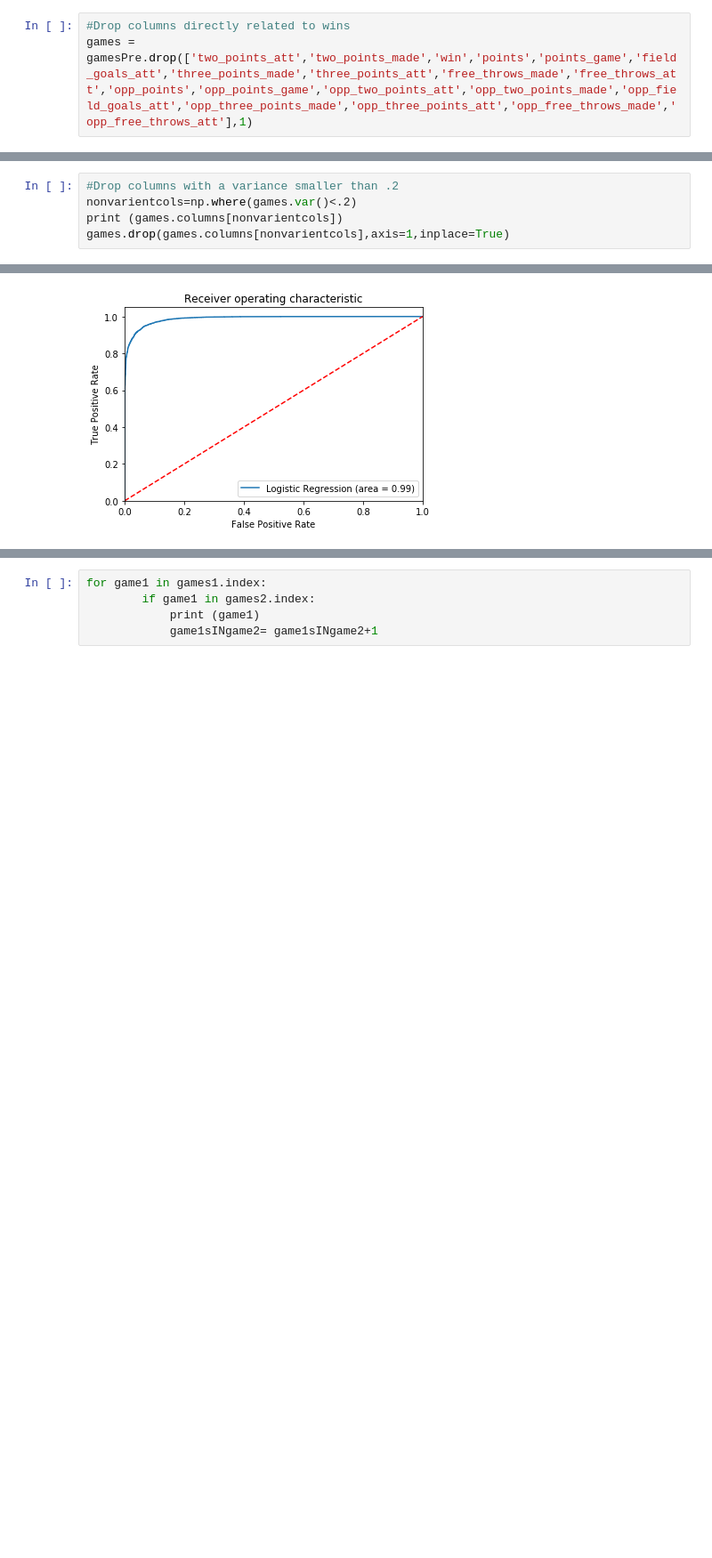
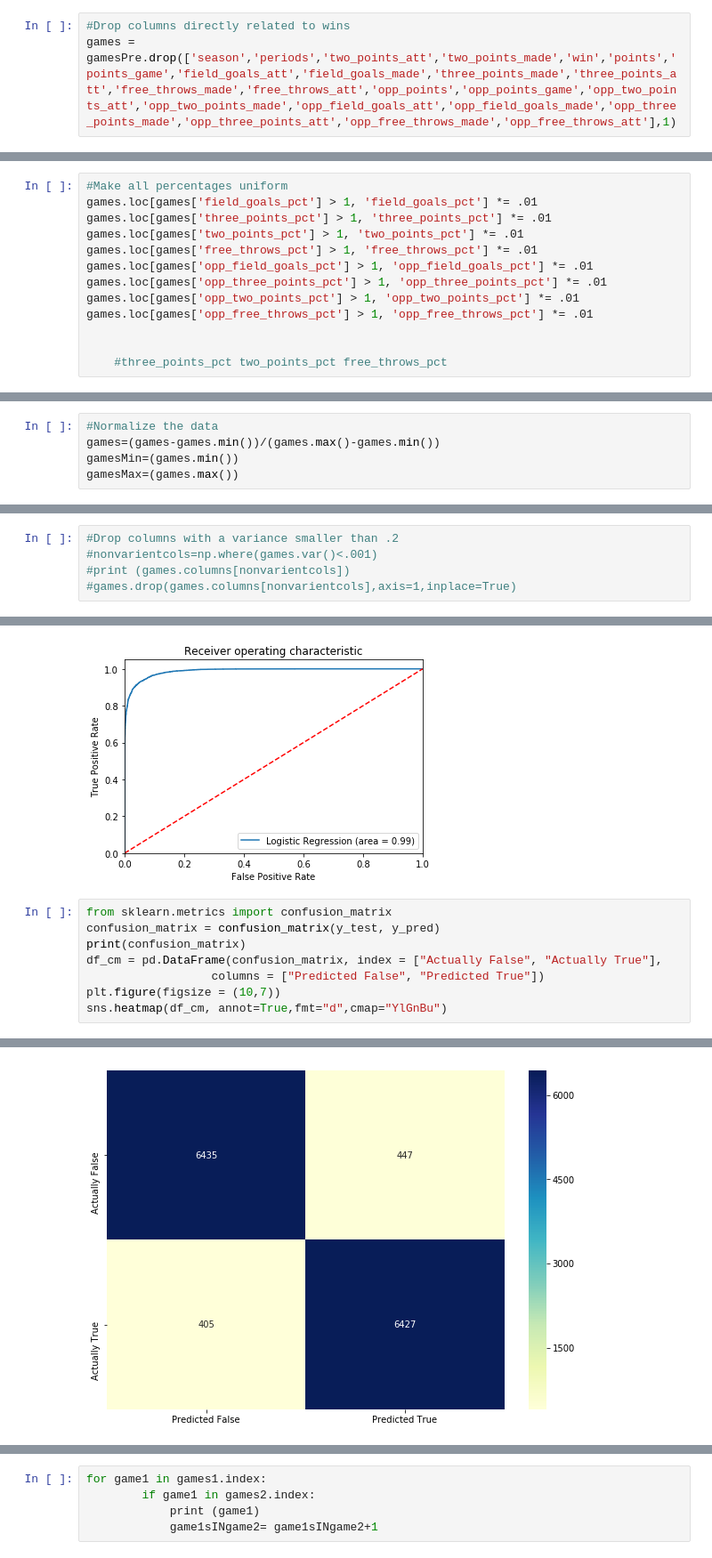
Before and after one commit to jaybooth4/DataVizFinalProject, a Jupyter notebook: GamePrediction/GamePrediction.ipynb, the cells around one changed output, grey strips where cells are left out. Shown at 89% size. Saved outputs shown, nothing was run; the diff lists cells and outputs as text; blank space fills up the shorter version.

Commit message:
standardized all of the percentage data..

```diff
--- a/GamePrediction/GamePrediction.ipynb
+++ b/GamePrediction/GamePrediction.ipynb
@@ -74,7 +70,7 @@ gamesPre['WIN'] = np.where(gamesPre['points_game']>gamesPre['opp_points_game'],1
 #games = gamesPre.loc[:, gamesPre.columns != ['two_points_att','two_points_made','win','points','points_game','field_goals_att','three_points_made','three_points_att','free_throws_made','free_throws_att','opp_points','opp_points_game','opp_two_points_att','opp_two_points_made','opp_field_goals_att','opp_three_points_made','opp_three_points_att','opp_free_throws_made','opp_free_throws_att']]
 # %%
 #Drop columns directly related to wins
-games = gamesPre.drop(['two_points_att','two_points_made','win','points','points_game','field_goals_att','three_points_made','three_points_att','free_throws_made','free_throws_att','opp_points','opp_points_game','opp_two_points_att','opp_two_points_made','opp_field_goals_att','opp_three_points_made','opp_three_points_att','opp_free_throws_made','opp_free_throws_att'],1)
+games = gamesPre.drop(['season','periods','two_points_att','two_points_made','win','points','points_game','field_goals_att','field_goals_made','three_points_made','three_points_att','free_throws_made','free_throws_att','opp_points','opp_points_game','opp_two_points_att','opp_two_points_made','opp_field_goals_att','opp_field_goals_made','opp_three_points_made','opp_three_points_att','opp_free_throws_made','opp_free_throws_att'],1)
 # %%
 #Remove all non Numeric columns
 numerics = ['int16', 'int32', 'int64', 'float16', 'float32', 'float64']
@@ -84,0 +85,13 @@ games = games.select_dtypes(include=numerics)
+# %%
+#Make all percentages uniform
+games.loc[games['field_goals_pct'] > 1, 'field_goals_pct'] *= .01
+games.loc[games['three_points_pct'] > 1, 'three_points_pct'] *= .01
+games.loc[games['two_points_pct'] > 1, 'two_points_pct'] *= .01
+games.loc[games['free_throws_pct'] > 1, 'free_throws_pct'] *= .01
+games.loc[games['opp_field_goals_pct'] > 1, 'opp_field_goals_pct'] *= .01
+games.loc[games['opp_three_points_pct'] > 1, 'opp_three_points_pct'] *= .01
+games.loc[games['opp_two_points_pct'] > 1, 'opp_two_points_pct'] *= .01
+games.loc[games['opp_free_throws_pct'] > 1, 'opp_free_throws_pct'] *= .01
+
+
+    #three_points_pct two_points_pct free_throws_pct
@@ -151,3 +166,8 @@ games.shape
+# %%
+#Normalize the data
+games=(games-games.min())/(games.max()-games.min())
+gamesMin=(games.min())
+gamesMax=(games.max())
 # %%
 #Create a touched up csv file up to this point
 #games.to_csv('GamesTouchedUp.csv')
@@ -178,6 +198,6 @@ gvars=games.var()
 # Why does running the variance line below more than once keep dropping more and more columns
 # %%
 #Drop columns with a variance smaller than .2
-nonvarientcols=np.where(games.var()<.2)
-print (games.columns[nonvarientcols])
-games.drop(games.columns[nonvarientcols],axis=1,inplace=True)
+#nonvarientcols=np.where(games.var()<.001)
+#print (games.columns[nonvarientcols])
+#games.drop(games.columns[nonvarientcols],axis=1,inplace=True)
@@ -275,3 +327,12 @@ plt.savefig('Log_ROC')
 plt.show()
 # %% [output]
 [figure]
+# %%
+from sklearn.metrics import confusion_matrix
+confusion_matrix = confusion_matrix(y_test, y_pred)
+print(confusion_matrix)
+df_cm = pd.DataFrame(confusion_matrix, index = ["Actually False", "Actually True"],
+                  columns = ["Predicted False", "Predicted True"])
+plt.figure(figsize = (10,7))
+sns.heatmap(df_cm, annot=True,fmt="d",cmap="YlGnBu")
+# %% [output]
@@ -277,0 +342 @@ plt.show()
+[figure, added]
```
Also changed, not shown: parts of 16 cells of this notebook.
